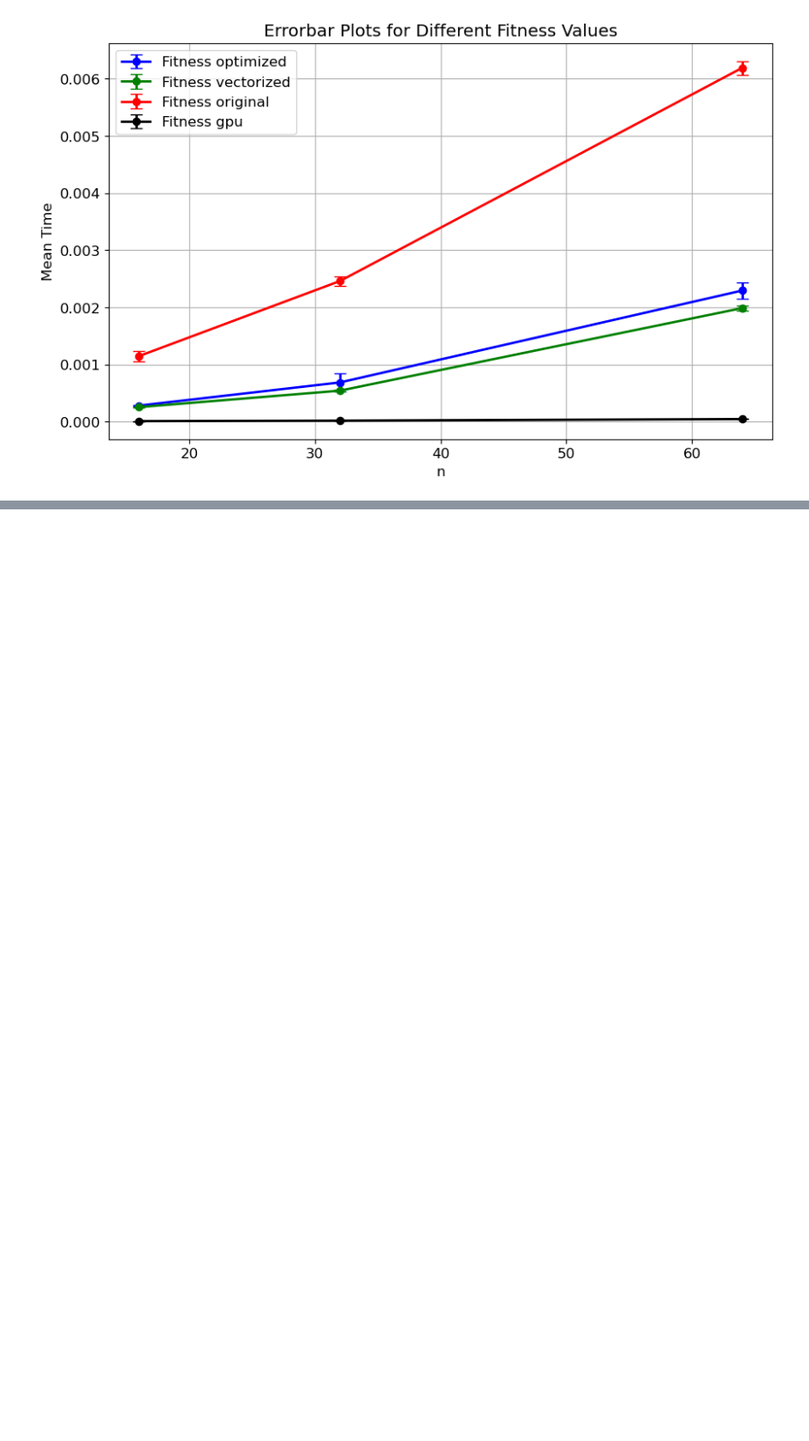
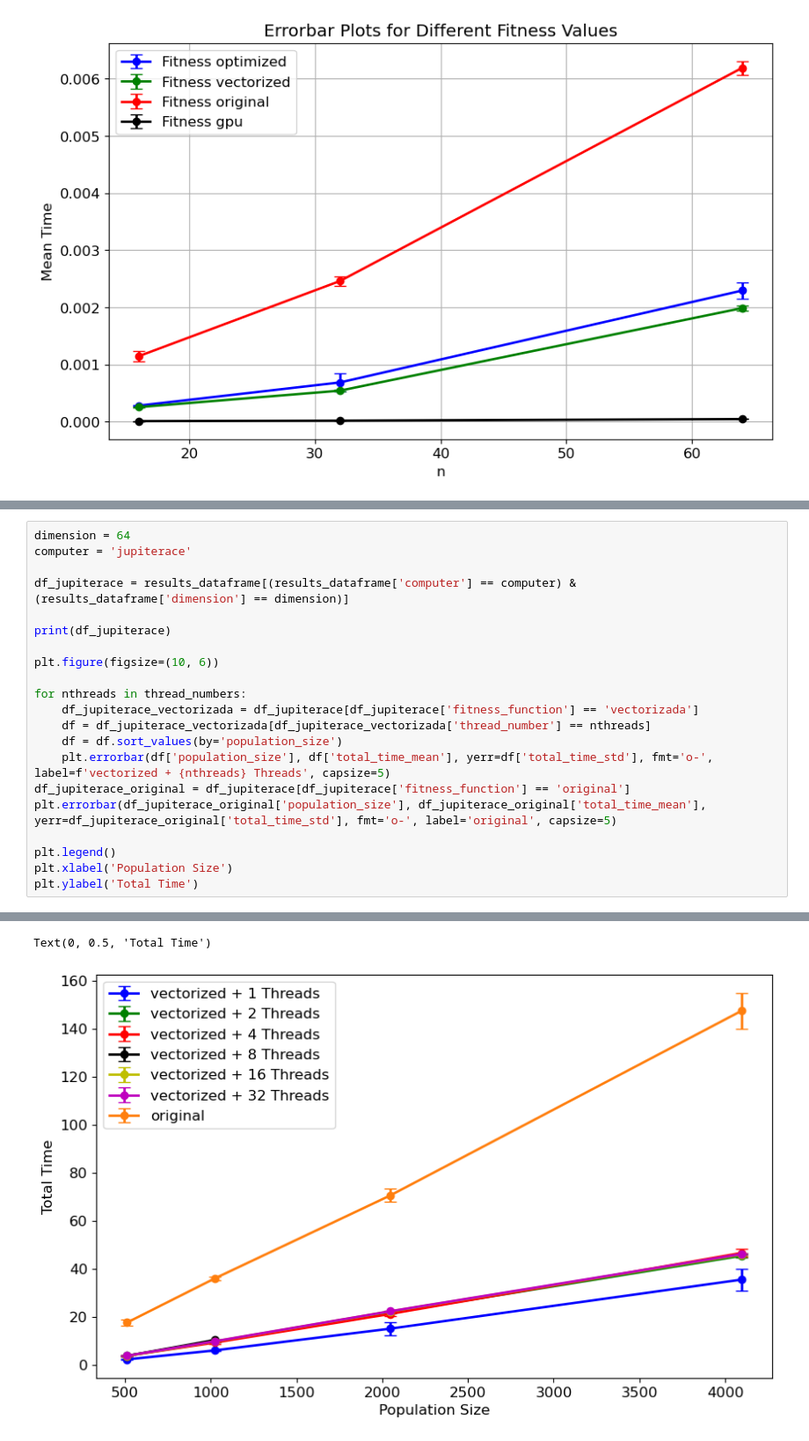
Before and after one commit to sofips/dynamic_ga, a Jupyter notebook: profile_plots.ipynb, the cells around one changed output, grey strips where cells are left out. Shown: that part at 88% size. Drawn from its saved outputs; the diff is of its cells as text; blank space fills up the shorter version.

```diff
--- a/profile_plots.ipynb
+++ b/profile_plots.ipynb
@@ -177,0 +303,22 @@ plt.figure
+# %%
+dimension = 64
+computer = 'jupiterace'
+
+df_jupiterace = results_dataframe[(results_dataframe['computer'] == computer) & (results_dataframe['dimension'] == dimension)]
+
+print(df_jupiterace)
+
+plt.figure(figsize=(10, 6))
+
+for nthreads in thread_numbers:
+    df_jupiterace_vectorizada = df_jupiterace[df_jupiterace['fitness_function'] == 'vectorizada']
+    df = df_jupiterace_vectorizada[df_jupiterace_vectorizada['thread_number'] == nthreads]
+    df = df.sort_values(by='population_size')
+    plt.errorbar(df['population_size'], df['total_time_mean'], yerr=df['total_time_std'], fmt='o-', label=f'vectorized + {nthreads} Threads', capsize=5)
+df_jupiterace_original = df_jupiterace[df_jupiterace['fitness_function'] == 'original']
+plt.errorbar(df_jupiterace_original['population_size'], df_jupiterace_original['total_time_mean'], yerr=df_jupiterace_original['total_time_std'], fmt='o-', label='original', capsize=5)
+
+plt.legend()
+plt.xlabel('Population Size')
+plt.ylabel('Total Time')
+# %% [output]
@@ -177,0 +342,2 @@ plt.figure
+Text(0, 0.5, 'Total Time')
+[figure, added]
```
Also changed, not shown: parts of 4 cells of this notebook, 10 other files.
